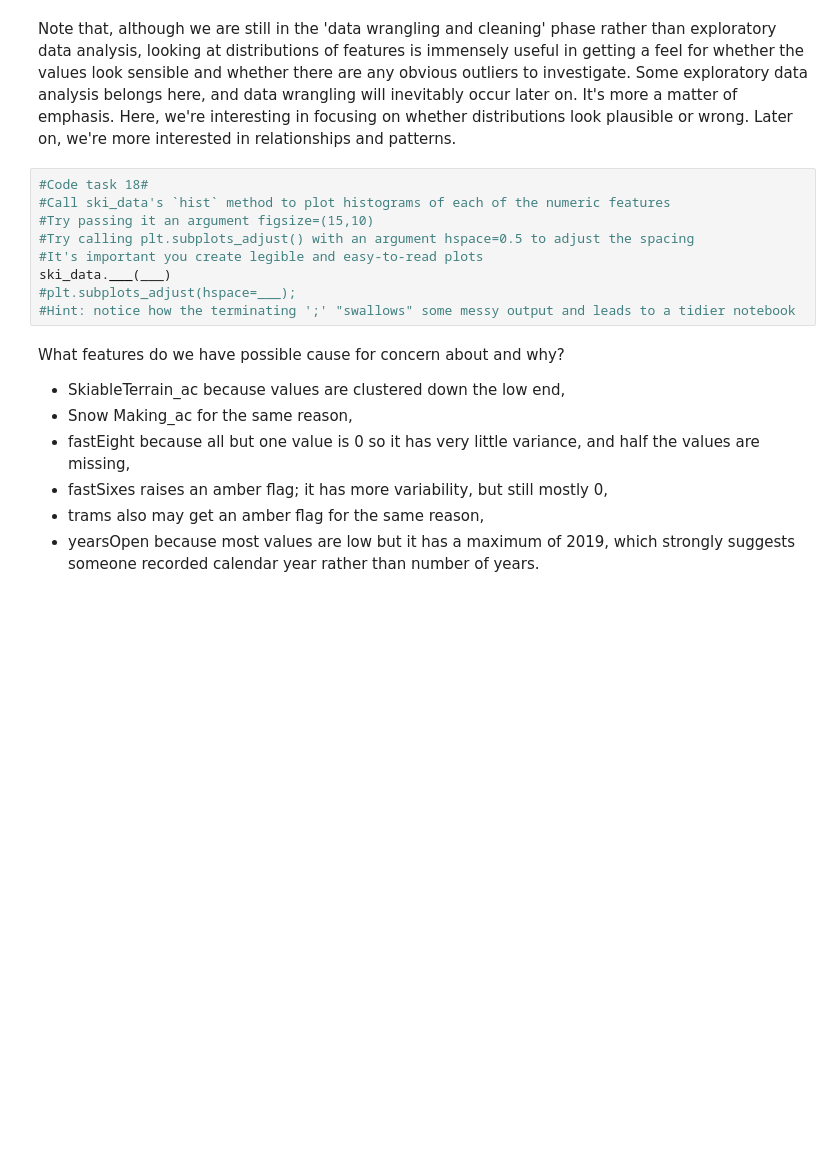
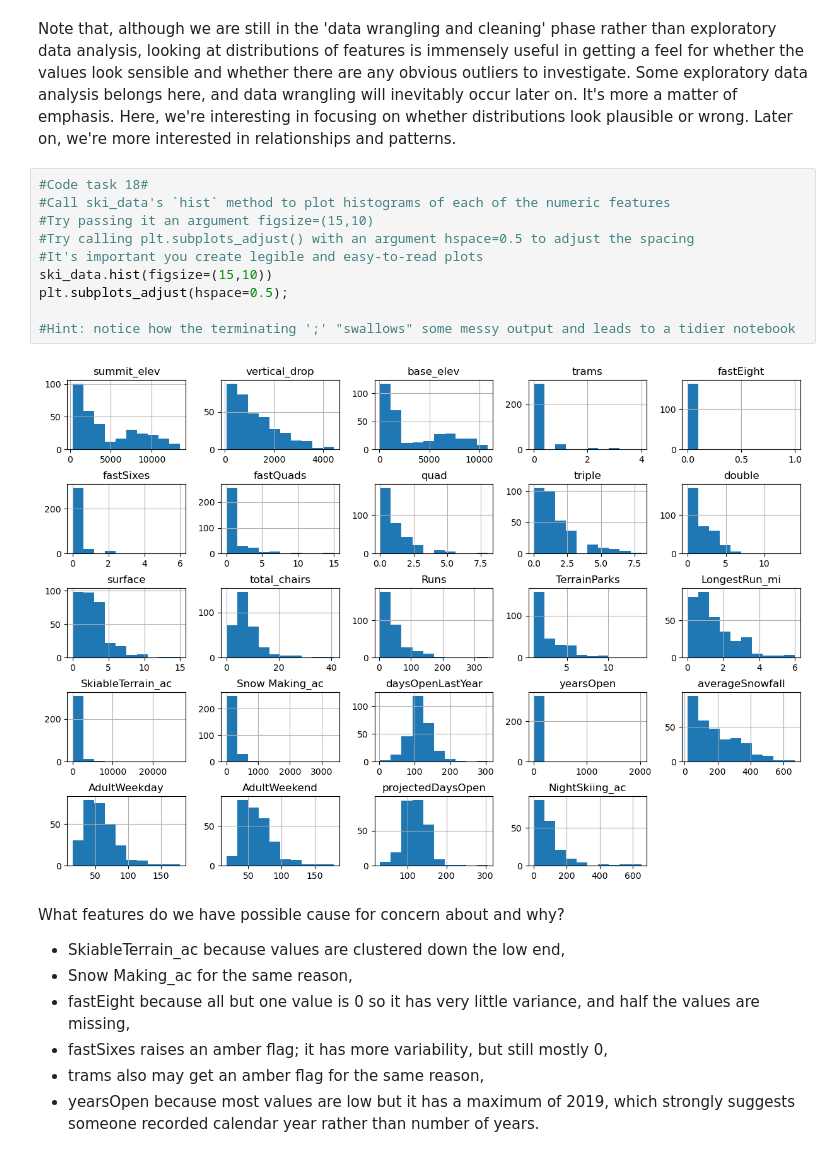
Before and after one commit to mm2648/DataScienceGuidedCapstone, a Jupyter notebook: Notebooks/02_data_wrangling.ipynb, the cells around one changed output. Saved outputs shown, nothing was run; the diff lists cells and outputs as text; blank space fills up the shorter version.

```diff
--- a/Notebooks/02_data_wrangling.ipynb
+++ b/Notebooks/02_data_wrangling.ipynb
@@ -484,12 +507,15 @@ Note that, although we are still in the 'data wrangling and cleaning' phase rath
 # %%
 #Code task 18#
 #Call ski_data's `hist` method to plot histograms of each of the numeric features
 #Try passing it an argument figsize=(15,10)
 #Try calling plt.subplots_adjust() with an argument hspace=0.5 to adjust the spacing
 #It's important you create legible and easy-to-read plots
-ski_data.___(___)
-#plt.subplots_adjust(hspace=___);
+ski_data.hist(figsize=(15,10))
+plt.subplots_adjust(hspace=0.5);
+
 #Hint: notice how the terminating ';' "swallows" some messy output and leads to a tidier notebook
+# %% [output]
+[figure, added]
 # %% [markdown]
 What features do we have possible cause for concern about and why?
 
```
Also changed, not shown: parts of 11 cells of this notebook.
